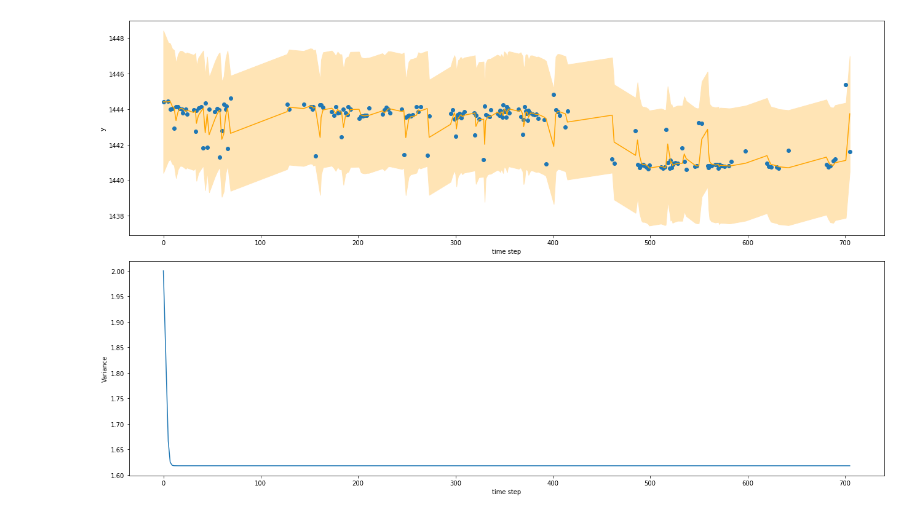
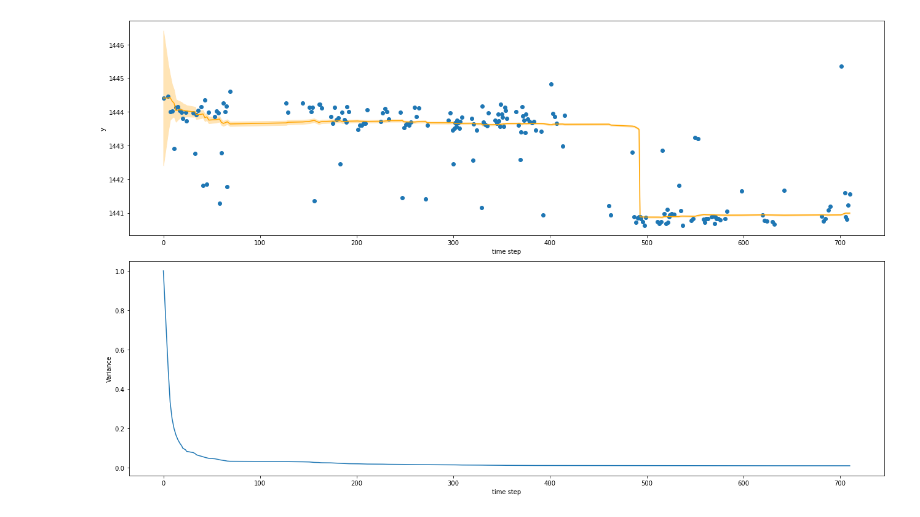
Before and after one commit to benlau6/hierarchy-bayesian-modeling-time-series-sensor, a Jupyter notebook: kalman_filter.ipynb, the cells around one changed output. Cells and saved outputs as stored; diff of their text form; code cells hidden in the pictures.

```diff
--- a/kalman_filter.ipynb
+++ b/kalman_filter.ipynb
@@ -48,10 +51,10 @@ sp_model = BaseLineModel.from_df(df=df, target=target, num_samples=args.num_samp
 # %%
 zs = sp_model.y
 ts = sp_model.t
-smoothing_param = 1
+smoothing_param = 0.0001
 movement = gaussian(0, smoothing_param)
 kf_model = KalmanFilterChangePointModel(changepoint_tolerance=5, residual_tolerance=0.5)
 kf_model.fit(zs, movement, sensor_var=1)
 kf_model.plot_all(ts, zs)
 # %% [output]
-[figure, old version]
+[figure, new version]
```
Also changed, not shown: parts of 4 cells of this notebook, 8 other files.
